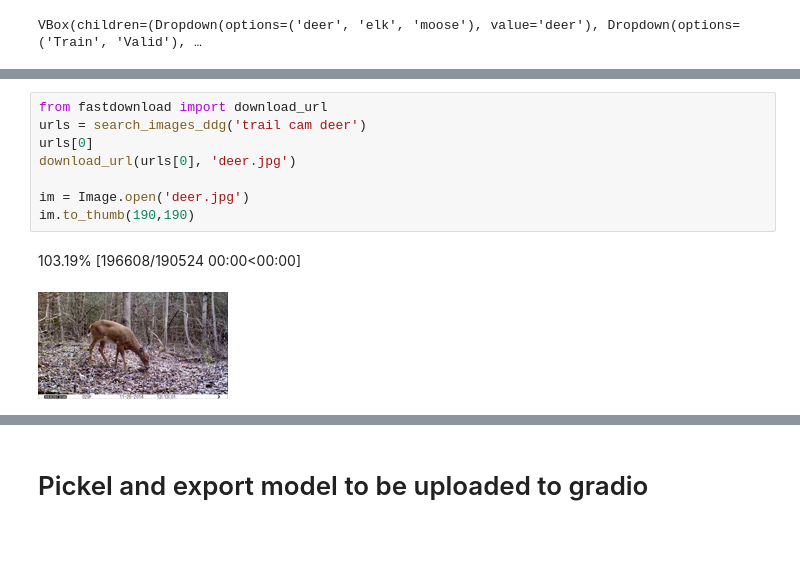
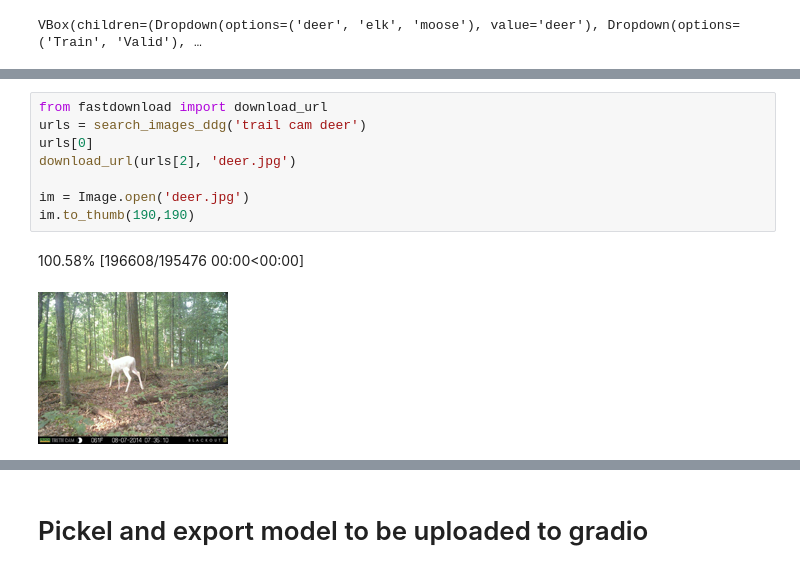
Before and after one commit to jakegehri/trail_cam_classifier, a Jupyter notebook: trailcam_model.ipynb, the cells around one changed output, grey strips where cells are left out. Drawn from its saved outputs; the diff is of its cells as text; blank space fills up the shorter version.

```diff
--- a/trailcam_model.ipynb
+++ b/trailcam_model.ipynb
@@ -226,14 +125,14 @@ learn.fine_tune(10)
 # %%
 from fastdownload import download_url
 urls = search_images_ddg('trail cam deer')
 urls[0]
-download_url(urls[0], 'deer.jpg')
+download_url(urls[2], 'deer.jpg')
 
 im = Image.open('deer.jpg')
 im.to_thumb(190,190)
 # %% [output]
-103.19% [196608/190524 00:00<00:00]
+100.58% [196608/195476 00:00<00:00]
-[figure, old version]
+[figure, new version]
 # %%
 urls = search_images_ddg('trail cam elk')
 urls[0]
```
Also changed, not shown: parts of 31 cells of this notebook.
